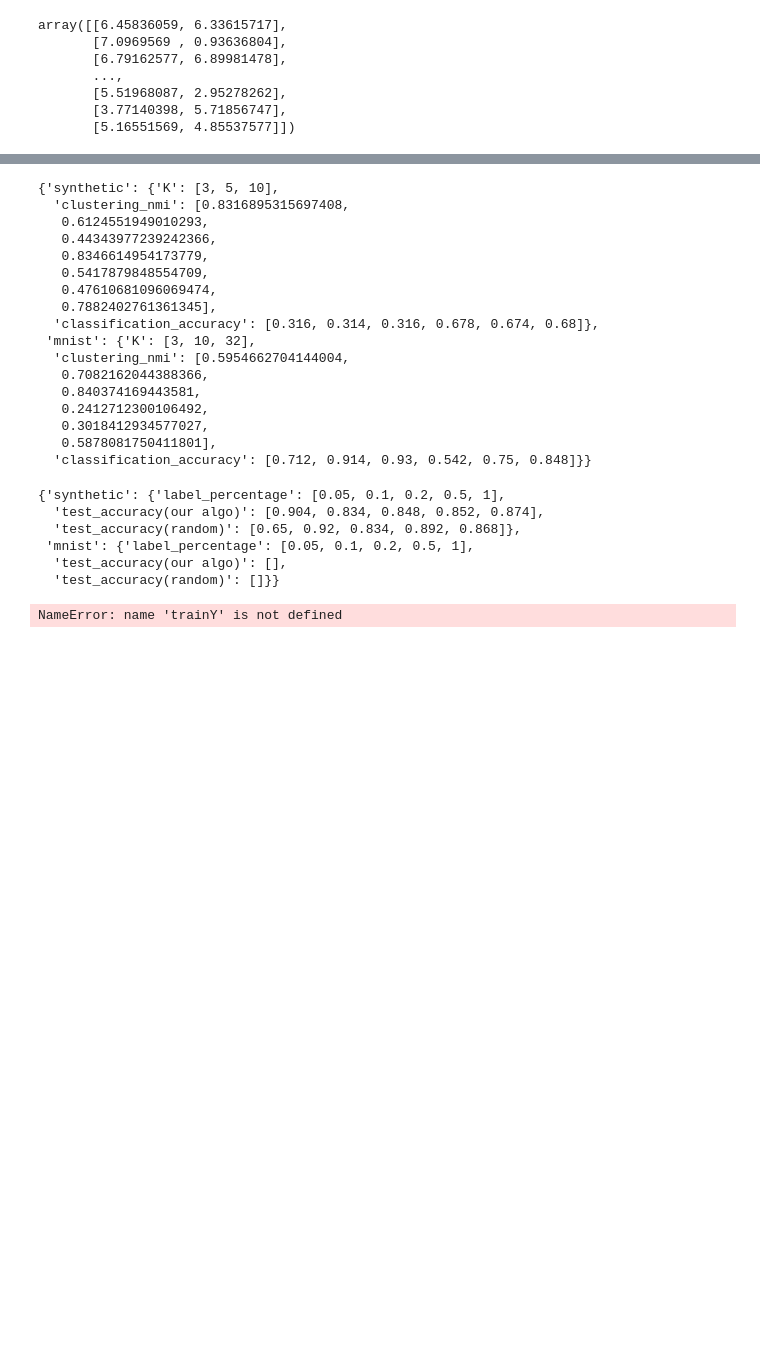
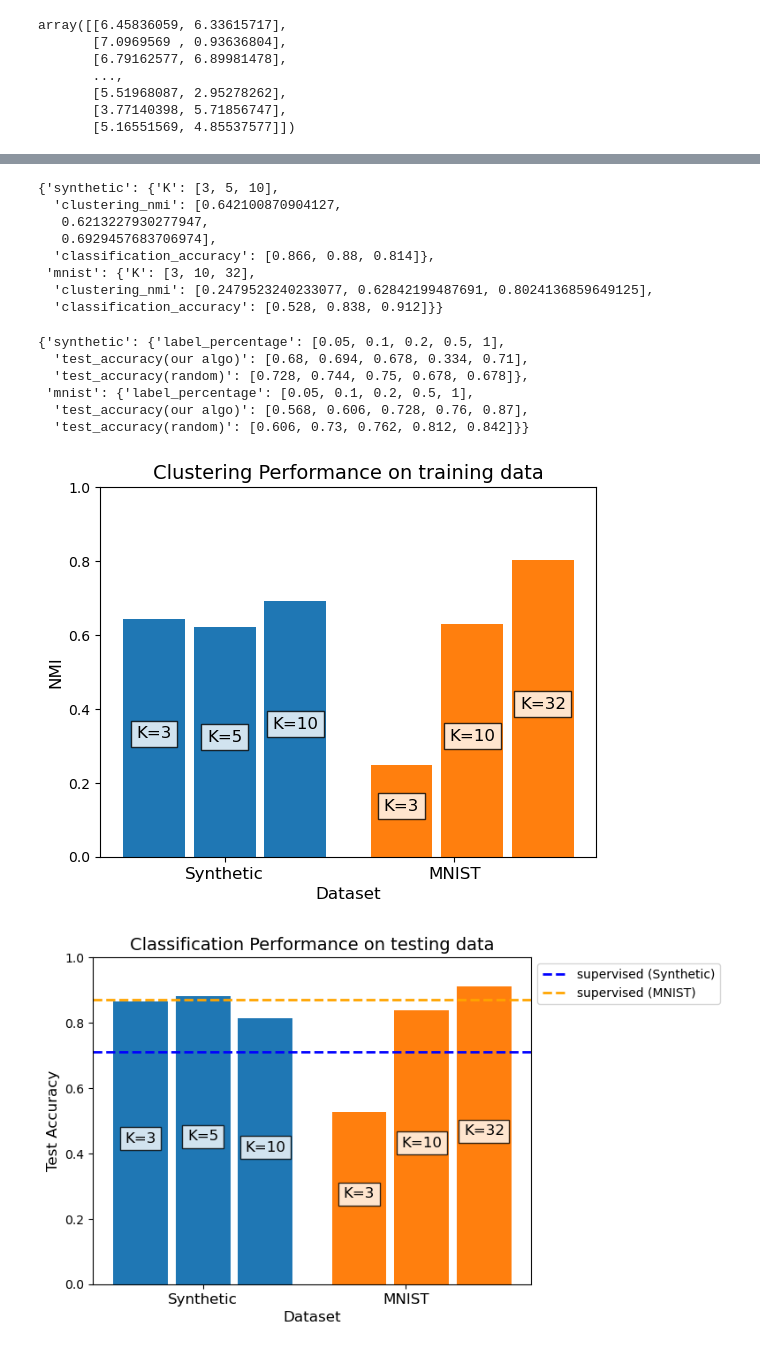
Before and after one commit to YuntianW/ECE236A, a Jupyter notebook: ECE236A_Project_Demo.ipynb, the cells around one changed output, grey strips where cells are left out. Cells and saved outputs as stored; diff of their text form; code cells hidden in the pictures; blank space fills up the shorter version.

Commit message:
add test cases

```diff
--- a/ECE236A_Project_Demo.ipynb
+++ b/ECE236A_Project_Demo.ipynb
@@ -36,9 +39,6 @@ array([[6.45836059, 6.33615717],
        [3.77140398, 5.71856747],
        [5.16551569, 4.85537577]])
 # %%
-syn_data["trainX"] = syn_data["trainX"] + 4
-syn_data["testX"] +=4
-
 classifier_syn = MyClassifier(K=len(set(syn_data["trainY"])))
 classifier_mnist = MyClassifier(K=len(set(mnist_data["trainY"])))
 
@@ -106,22 +106,13 @@ train acc is:  0.873
 result2
 # %% [output]
 {'synthetic': {'K': [3, 5, 10],
-  'clustering_nmi': [0.8316895315697408,
-   0.6124551949010293,
-   0.44343977239242366,
-   0.8346614954173779,
-   0.5417879848554709,
-   0.47610681096069474,
-   0.7882402761361345],
-  'classification_accuracy': [0.316, 0.314, 0.316, 0.678, 0.674, 0.68]},
+  'clustering_nmi': [0.642100870904127,
+   0.6213227930277947,
+   0.6929457683706974],
+  'classification_accuracy': [0.866, 0.88, 0.814]},
  'mnist': {'K': [3, 10, 32],
-  'clustering_nmi': [0.5954662704144004,
-   0.7082162044388366,
-   0.840374169443581,
-   0.2412712300106492,
-   0.3018412934577027,
-   0.5878081750411801],
-  'classification_accuracy': [0.712, 0.914, 0.93, 0.542, 0.75, 0.848]}}
+  'clustering_nmi': [0.2479523240233077, 0.62842199487691, 0.8024136859649125],
+  'classification_accuracy': [0.528, 0.838, 0.912]}}
 # %%
 result3 = {'synthetic': {'label_percentage':[0.05,0.1,0.2,0.5,1], 'test_accuracy(our algo)':[], 'test_accuracy(random)':[]},
             'mnist': {'label_percentage':[0.05,0.1,0.2,0.5,1], 'test_accuracy(our algo)':[], 'test_accuracy(random)':[]}}
@@ -141,42 +132,31 @@ for p in result3["synthetic"]["label_percentage"]:
     classifier.train(sel_data)
     result3["synthetic"]["test_accuracy(random)"].append(classifier.evaluate(syn_data["testX"], syn_data["testY"]))
 # %%
-for p in result3["synthetic"]["label_percentage"]:
+for p in result3["mnist"]["label_percentage"]:
     classifier = MyClassifier(K=len(set(syn_data["trainY"])))
     selecter = MyLabelSelection(ratio=p)
 
-    sel = selecter.select(syn_data["trainX"])
-    sel_data = {"trainX": syn_data["trainX"][sel, :], "trainY": syn_data["trainY"][sel]}
+    sel = selecter.select(mnist_data["trainX"])
+    sel_data = {"trainX": mnist_data["trainX"][sel, :], "trainY": mnist_data["trainY"][sel]}
     classifier.train(sel_data)
-    result3["synthetic"]["test_accuracy(our algo)"].append(classifier.evaluate(syn_data["testX"], syn_data["testY"]))
+    result3["mnist"]["test_accuracy(our algo)"].append(classifier.evaluate(mnist_data["testX"], mnist_data["testY"]))
 
-    n, _ = syn_data["trainX"].shape
+    n, _ = mnist_data["trainX"].shape
     sel = np.random.randint(0, n, size=int(n*p))
-    sel_data = {"trainX": syn_data["trainX"][sel, :], "trainY": syn_data["trainY"][sel]}
+    sel_data = {"trainX": mnist_data["trainX"][sel, :], "trainY": mnist_data["trainY"][sel]}
     classifier.train(sel_data)
-    result3["synthetic"]["test_accuracy(random)"].append(classifier.evaluate(syn_data["testX"], syn_data["testY"]))
+    result3["mnist"]["test_accuracy(random)"].append(classifier.evaluate(mnist_data["testX"], mnist_data["testY"]))
-# %% [output]
-{'synthetic': {'label_percentage': [0.05, 0.1, 0.2, 0.5, 1],
-  'test_accuracy(our algo)': [0.904, 0.834, 0.848, 0.852, 0.874],
-  'test_accuracy(random)': [0.65, 0.92, 0.834, 0.892, 0.868]},
- 'mnist': {'label_percentage': [0.05, 0.1, 0.2, 0.5, 1],
-  'test_accuracy(our algo)': [],
-  'test_accuracy(random)': []}}
+# %%
+result3
+# %% [output]
+{'synthetic': {'label_percentage': [0.05, 0.1, 0.2, 0.5, 1],
+  'test_accuracy(our algo)': [0.68, 0.694, 0.678, 0.334, 0.71],
+  'test_accuracy(random)': [0.728, 0.744, 0.75, 0.678, 0.678]},
+ 'mnist': {'label_percentage': [0.05, 0.1, 0.2, 0.5, 1],
+  'test_accuracy(our algo)': [0.568, 0.606, 0.728, 0.76, 0.87],
+  'test_accuracy(random)': [0.606, 0.73, 0.762, 0.812, 0.842]}}
 # %%
-## TODO: Implement your solution and store the results in the following dictionaries
-## Please note that the below values are given as an example to show the format,
-## you need to replace them with your values :)
-classifier = MyClassifier(K=len(set(trainY)))
-
-result1 = {'synthetic_test_accuracy':0.9, 'mnist_test_accuracy':0.85}
-
-result2 = {'synthetic':{'K':[3, 5, 10], 'clustering_nmi':[0.6,0.6,0.6], 'classification_accuracy':[0.8,0.8,0.8]},
-            'mnist':{'K':[3, 10, 32], 'clustering_nmi':[0.5,0.5,0.5], 'classification_accuracy':[0.7,0.7,0.7]}}
-
-result3 = {'synthetic': {'label_percentage':[0.05,0.1,0.2,0.5,1], 'test_accuracy(our algo)':[0.5,0.6,0.7,0.8,0.9], 'test_accuracy(random)':[0.4,0.5,0.6,0.7,0.8]},
-            'mnist': {'label_percentage':[0.05,0.1,0.2,0.5,1], 'test_accuracy(our algo)':[0.5,0.5,0.7,0.7,0.7], 'test_accuracy(random)':[0.4,0.4,0.6,0.6,0.6]}}
-
-
 plot_result(result1, result2, result3)
 # %% [output]
-NameError: name 'trainY' is not defined
+[figure, added]
+[figure, added]
```
Also changed, not shown: parts of 15 cells of this notebook, 1 other file.
